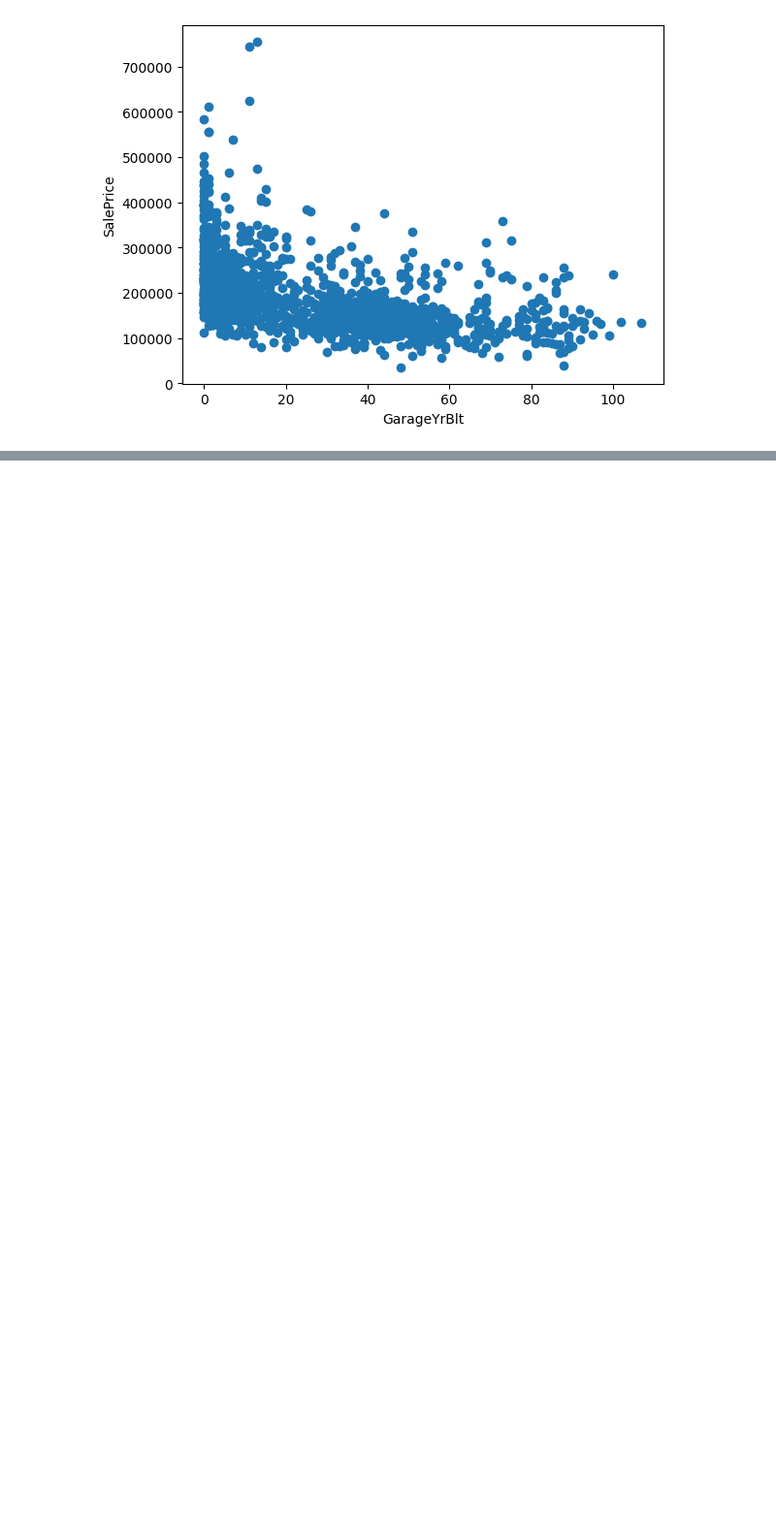
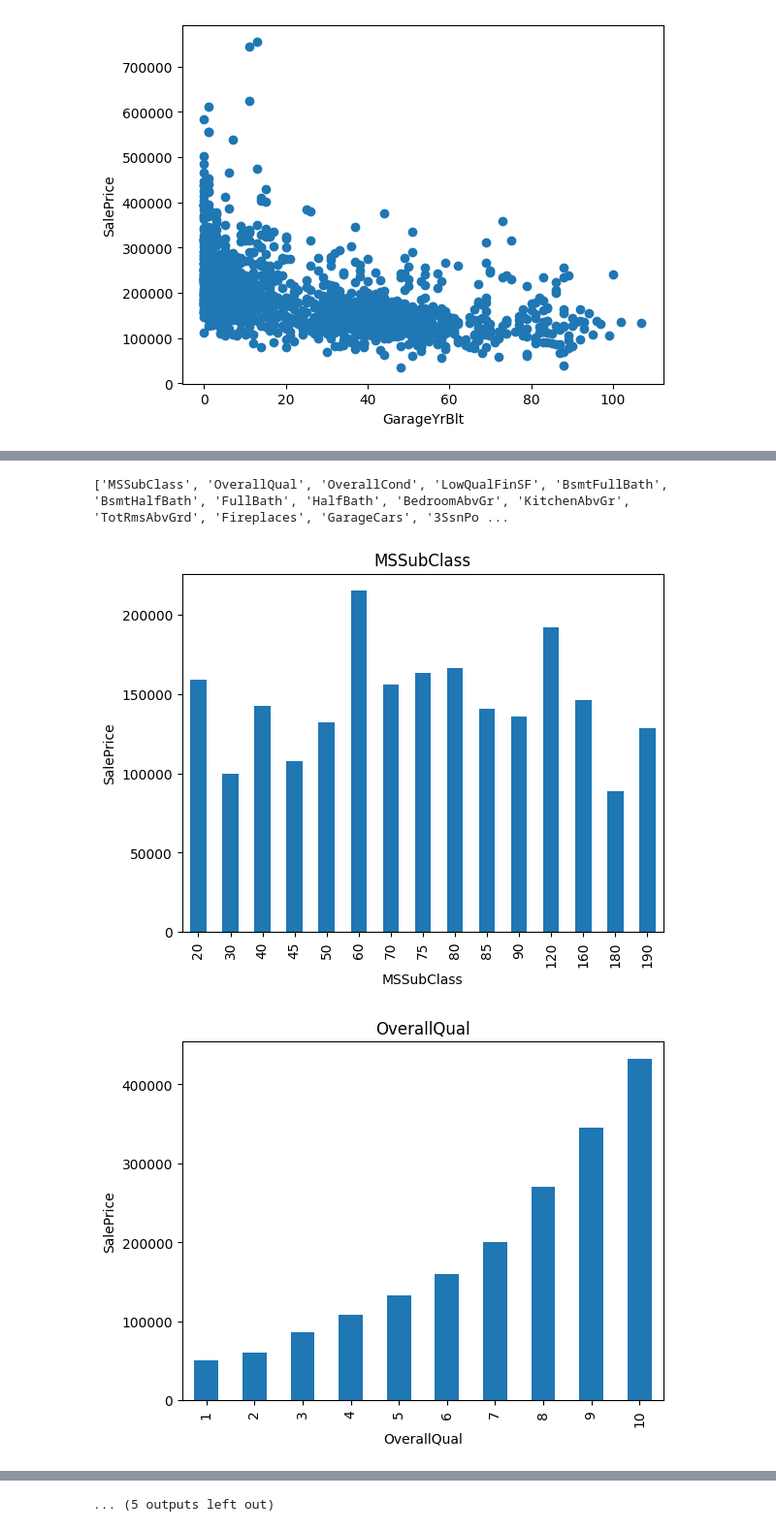
Before and after one commit to AbdullahAsghar321/house-price-prediction, a Jupyter notebook: Untitled.ipynb, the cells around one changed output, grey strips where cells are left out. Shown at 97% size. Drawn from its saved outputs; the diff is of its cells as text; code cells hidden in the pictures; blank space fills up the shorter version.

```diff
--- a/Untitled.ipynb
+++ b/Untitled.ipynb
@@ -147,0 +223,16 @@ for feature in year_feature:
+# %%
+discrete_feature = [feature for feature in numerical_columns if len(df[feature].unique()) < 25 and feature not in year_features+['Id']]
+print(discrete_feature)
+# %% [output]
+['MSSubClass', 'OverallQual', 'OverallCond', 'LowQualFinSF', 'BsmtFullBath', 'BsmtHalfBath', 'FullBath', 'HalfBath', 'BedroomAbvGr', 'KitchenAbvGr', 'TotRmsAbvGrd', 'Fireplaces', 'GarageCars', '3SsnPo ...
+# %%
+for feature in discrete_feature:
+    data = df.copy()
+    data.groupby(feature)['SalePrice'].median().plot.bar()
+    plt.xlabel(feature)
+    plt.ylabel('SalePrice')
+    plt.title(feature)
+    plt.show()
+# %% [output]
+[figure, added]
+[figure, added]
@@ -147,0 +249 @@ for feature in year_feature:
+... (5 outputs left out)
```
Also changed, not shown: parts of 10 cells of this notebook.
